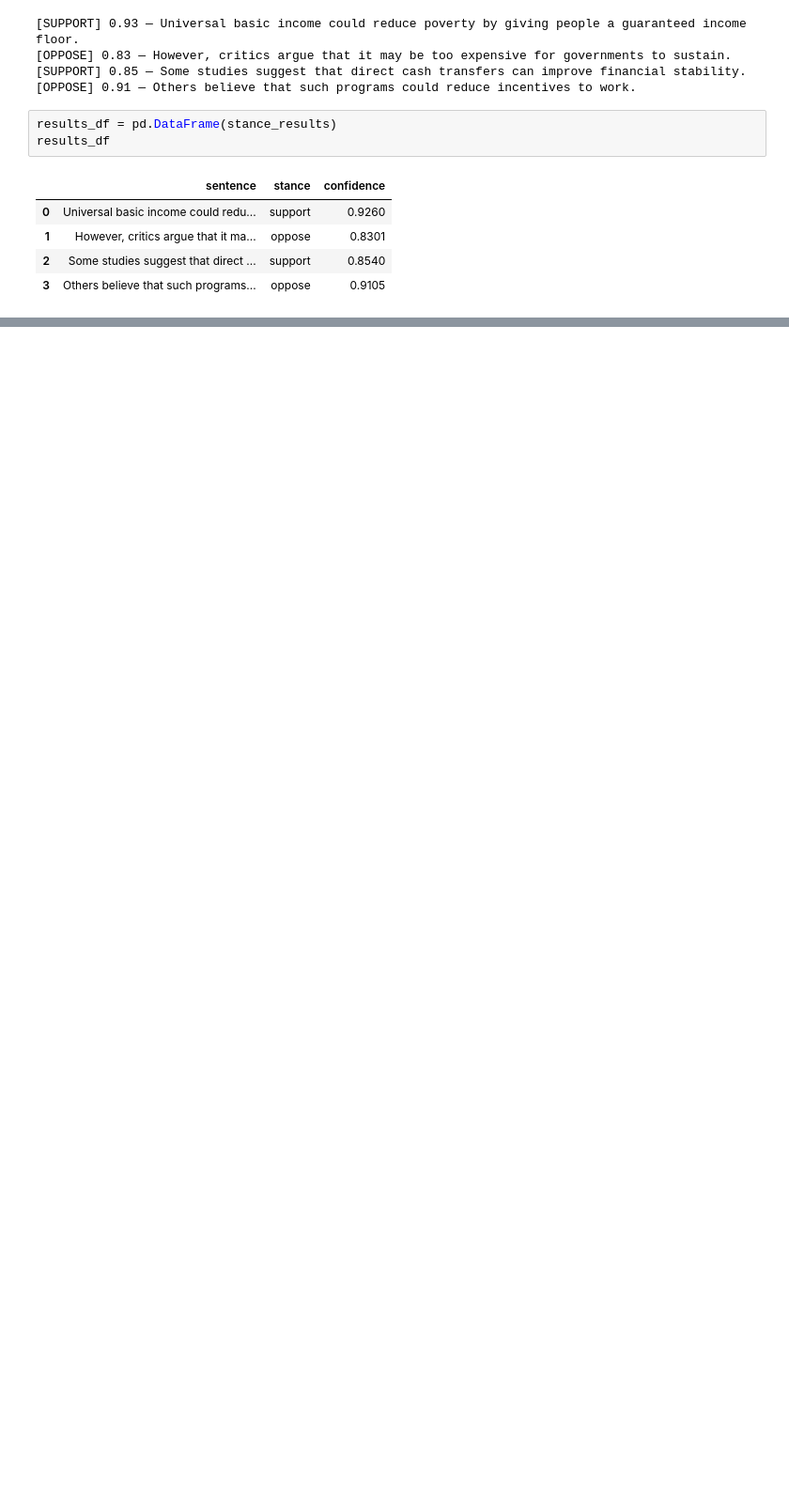
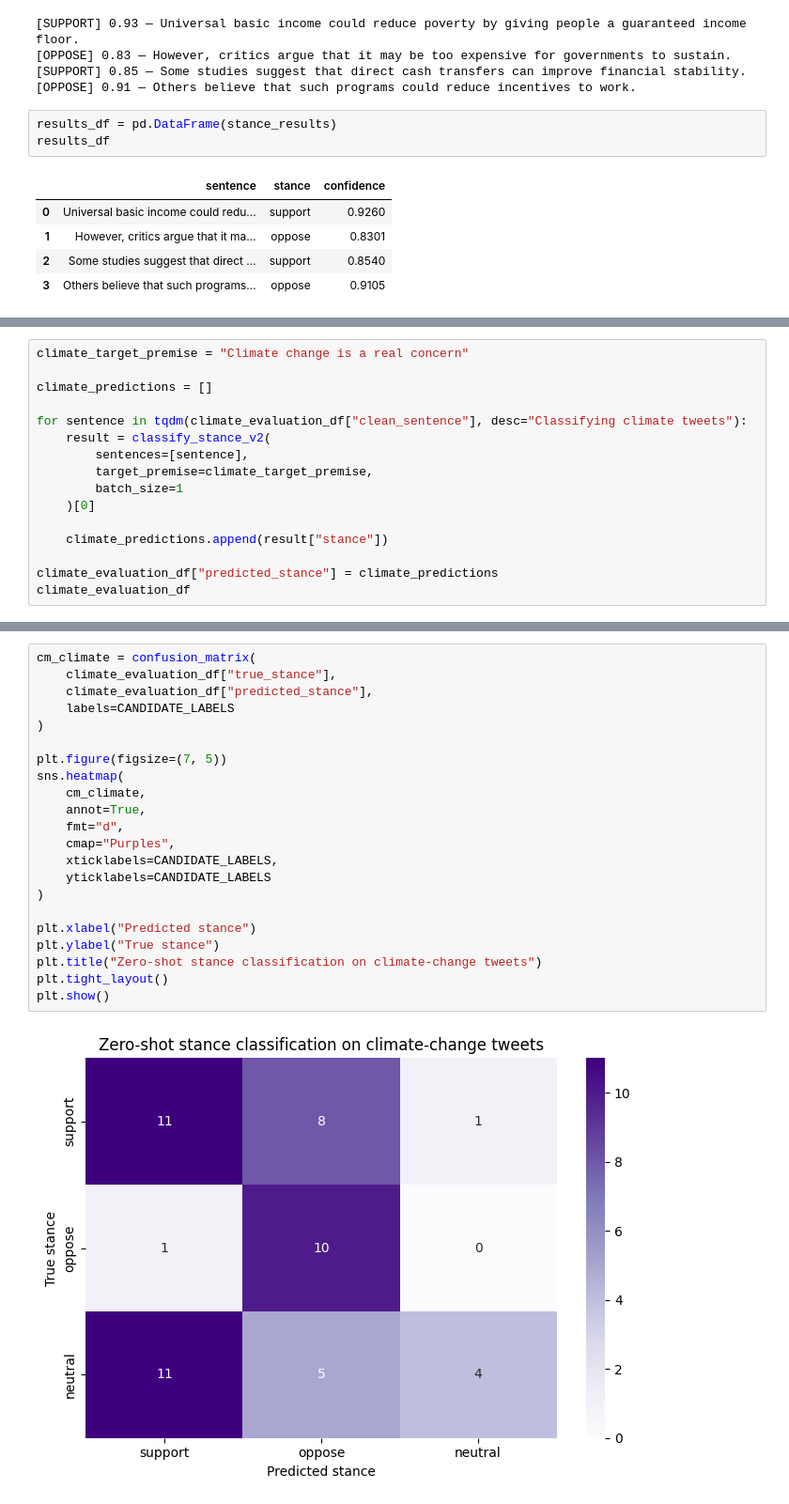
Before and after one commit to souha24-ctrl/discursive-stance-analyzer, a Jupyter notebook: stance_analyzer.ipynb, the cells around one changed output, grey strips where cells are left out. Shown at 94% size. Drawn from its saved outputs; the diff is of its cells as text; blank space fills up the shorter version.

```diff
--- a/stance_analyzer.ipynb
+++ b/stance_analyzer.ipynb
@@ -174,0 +1281,16 @@ results_df
+# %%
+climate_target_premise = "Climate change is a real concern"
+
+climate_predictions = []
+
+for sentence in tqdm(climate_evaluation_df["clean_sentence"], desc="Classifying climate tweets"):
+    result = classify_stance_v2(
+        sentences=[sentence],
+        target_premise=climate_target_premise,
+        batch_size=1
+    )[0]
+
+    climate_predictions.append(result["stance"])
+
+climate_evaluation_df["predicted_stance"] = climate_predictions
+climate_evaluation_df
@@ -174,0 +1341,24 @@ results_df
+# %%
+cm_climate = confusion_matrix(
+    climate_evaluation_df["true_stance"],
+    climate_evaluation_df["predicted_stance"],
+    labels=CANDIDATE_LABELS
+)
+
+plt.figure(figsize=(7, 5))
+sns.heatmap(
+    cm_climate,
+    annot=True,
+    fmt="d",
+    cmap="Purples",
+    xticklabels=CANDIDATE_LABELS,
+    yticklabels=CANDIDATE_LABELS
+)
+
+plt.xlabel("Predicted stance")
+plt.ylabel("True stance")
+plt.title("Zero-shot stance classification on climate-change tweets")
+plt.tight_layout()
+plt.show()
+# %% [output]
+[figure, added]
```
Also changed, not shown: parts of 49 cells of this notebook.
